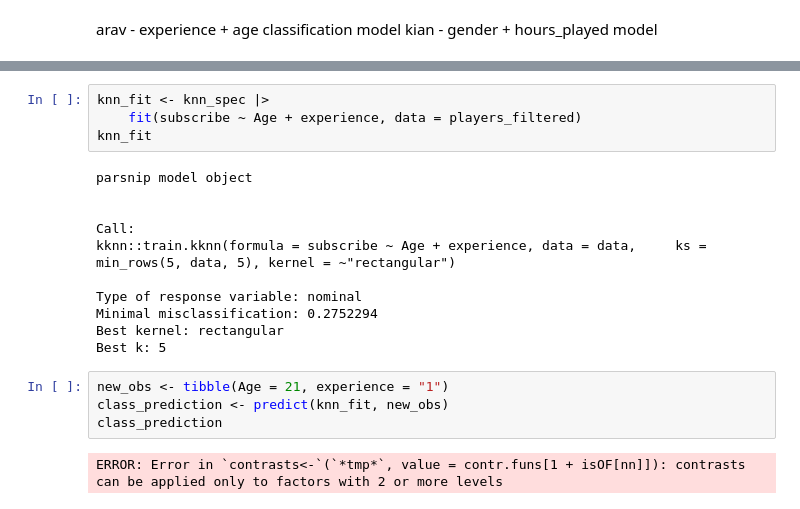
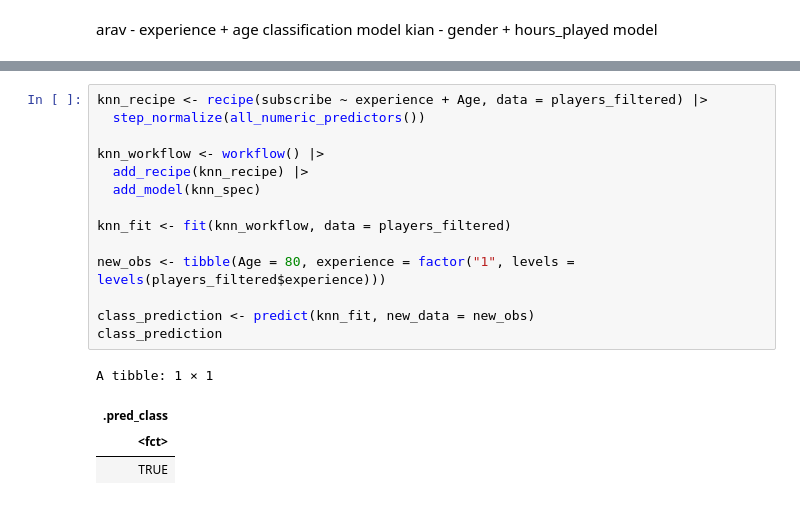
Before and after one commit to kianshahnia/dsci-100-final-report, a Jupyter notebook: final_project.ipynb, the cells around one changed output, grey strips where cells are left out. Cells and saved outputs as stored; diff of their text form.

```diff
--- a/final_project.ipynb
+++ b/final_project.ipynb
@@ -147,21 +155,19 @@ Computational engine: kknn
-# %%
-knn_fit <- knn_spec |>
-    fit(subscribe ~ Age + experience, data = players_filtered)
-knn_fit
-# %% [output]
-parsnip model object
-
-
-Call:
-kknn::train.kknn(formula = subscribe ~ Age + experience, data = data,     ks = min_rows(5, data, 5), kernel = ~"rectangular")
-
-Type of response variable: nominal
-Minimal misclassification: 0.2752294
-Best kernel: rectangular
-Best k: 5
-# %%
-new_obs <- tibble(Age = 21, experience = "1")
-class_prediction <- predict(knn_fit, new_obs)
-class_prediction
-# %% [output]
-ERROR: Error in `contrasts<-`(`*tmp*`, value = contr.funs[1 + isOF[nn]]): contrasts can be applied only to factors with 2 or more levels
+# %%
+knn_recipe <- recipe(subscribe ~ experience + Age, data = players_filtered) |>
+  step_normalize(all_numeric_predictors())
+
+knn_workflow <- workflow() |>
+  add_recipe(knn_recipe) |>
+  add_model(knn_spec)
+
+knn_fit <- fit(knn_workflow, data = players_filtered)
+
+new_obs <- tibble(Age = 80, experience = factor("1", levels = levels(players_filtered$experience)))
+
+class_prediction <- predict(knn_fit, new_data = new_obs)
+class_prediction
+# %% [output]
+A tibble: 1 × 1
+| .pred_class |
+| <fct> |
+| TRUE |
```
Also changed, not shown: parts of 3 cells of this notebook.
